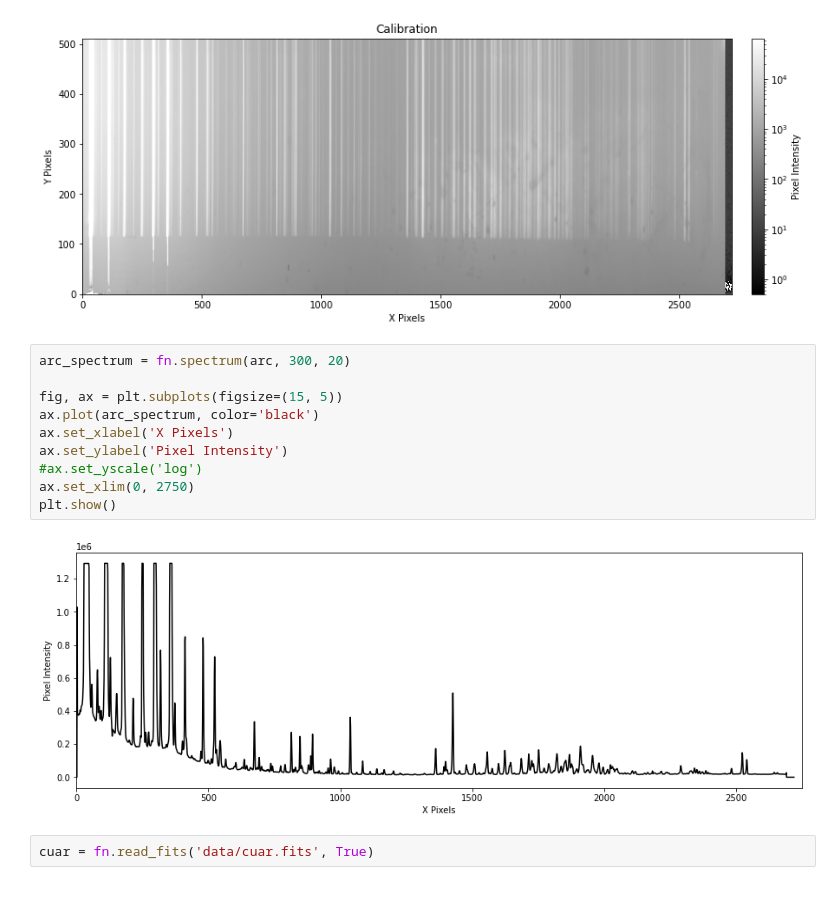
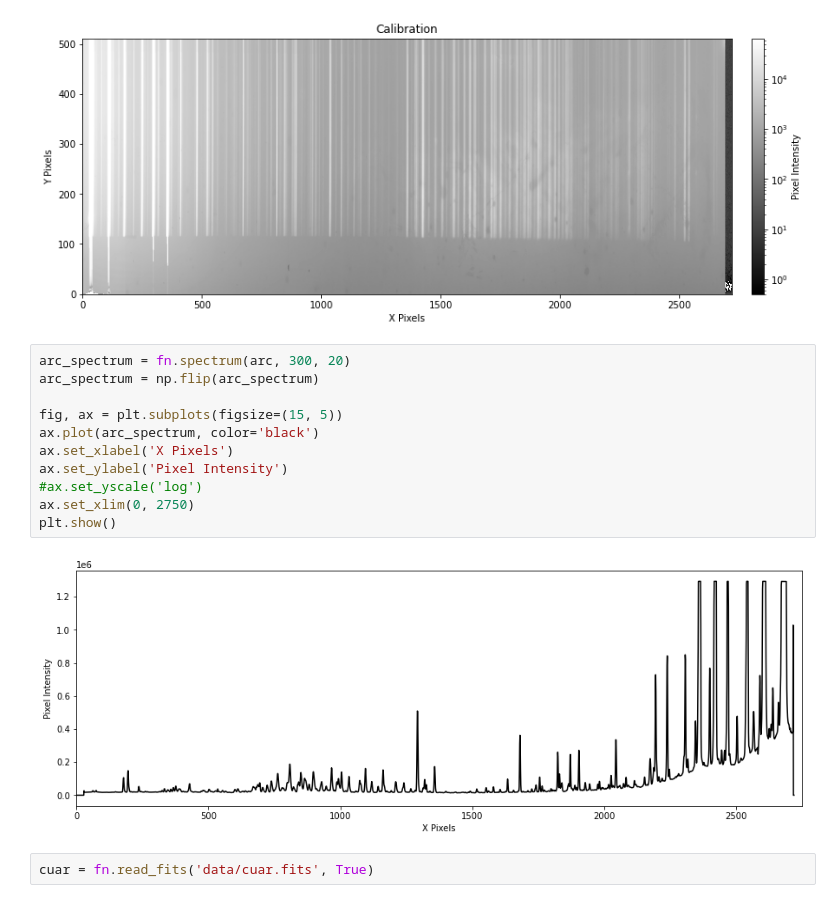
Before and after one commit to astronamanj/641_Observational_Techniques, a Jupyter notebook: omm_spectograph/calibration_and_analysis.ipynb, the cells around one changed output. Drawn from its saved outputs; the diff is of its cells as text.

```diff
--- a/omm_spectograph/calibration_and_analysis.ipynb
+++ b/omm_spectograph/calibration_and_analysis.ipynb
@@ -44,16 +44,17 @@ DISPAXIS=                    1  / Direction spectrale
 [figure]
 # %%
 arc_spectrum = fn.spectrum(arc, 300, 20)
+arc_spectrum = np.flip(arc_spectrum)
 
 fig, ax = plt.subplots(figsize=(15, 5))
 ax.plot(arc_spectrum, color='black')
 ax.set_xlabel('X Pixels')
 ax.set_ylabel('Pixel Intensity')
 #ax.set_yscale('log')
 ax.set_xlim(0, 2750)
 plt.show()
 # %% [output]
-[figure, old version]
+[figure, new version]
 # %%
 cuar = fn.read_fits('data/cuar.fits', True)
 # %% [output]
```
Also changed, not shown: parts of 3 cells of this notebook, 1 other file.
